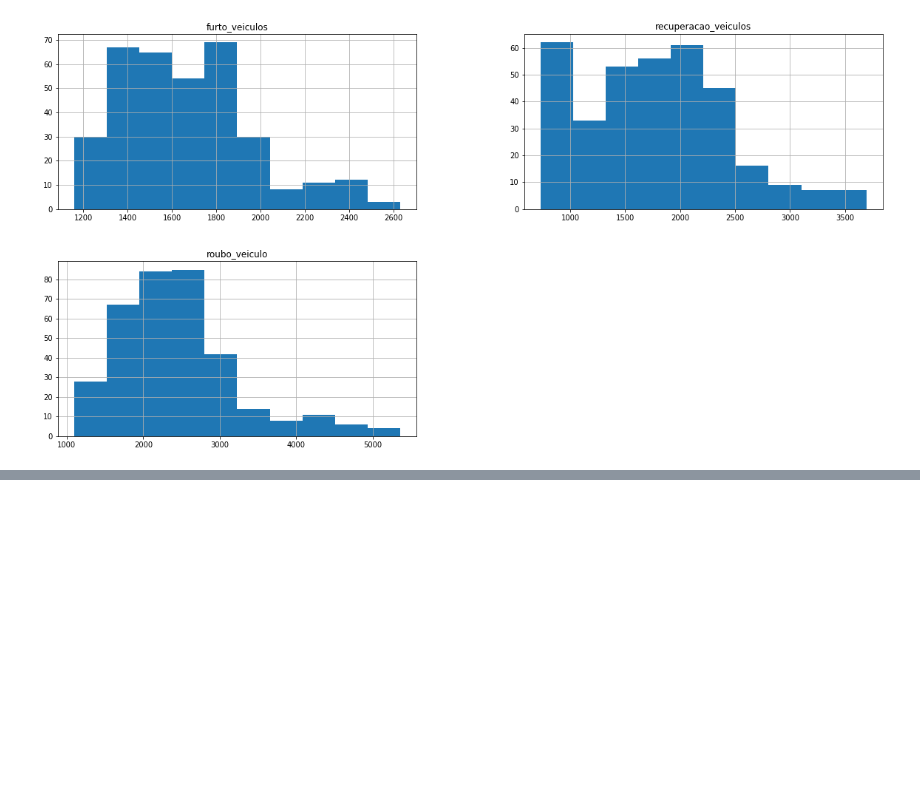
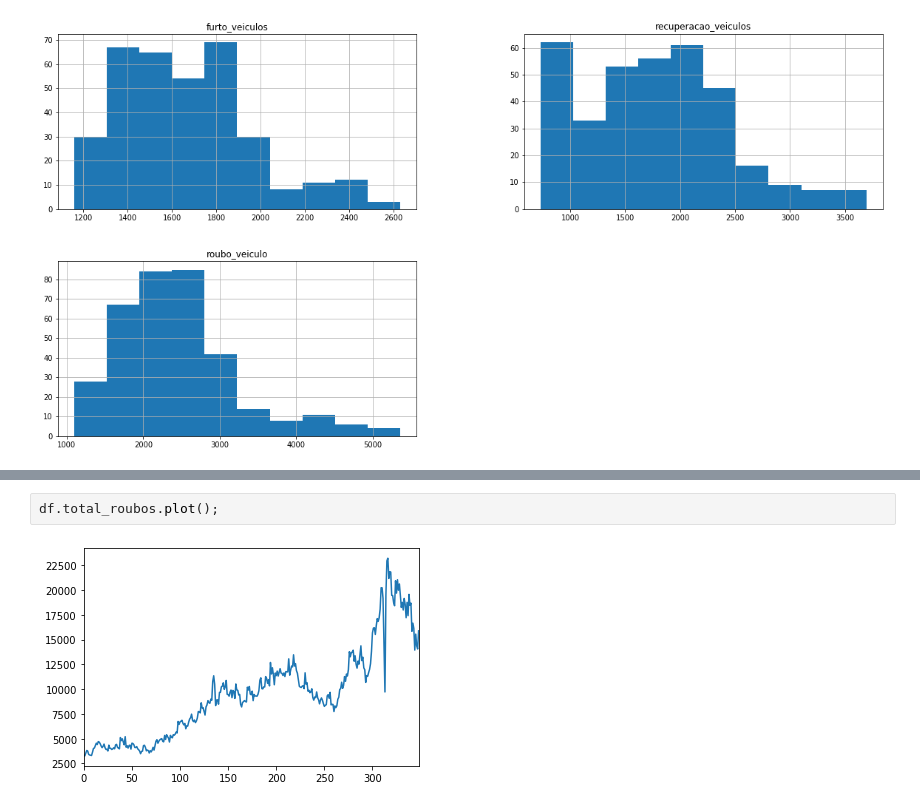
Before and after one commit to DouglasFrancoDS/Data_Sciense, a Jupyter notebook: PROJETO_Analisando_a_Violência_no_Rio_de_Janeirob.ipynb, the cells around one changed output, grey strips where cells are left out. Saved outputs shown, nothing was run; the diff lists cells and outputs as text; blank space fills up the shorter version.

```diff
--- a/PROJETO_Analisando_a_Violência_no_Rio_de_Janeirob.ipynb
+++ b/PROJETO_Analisando_a_Violência_no_Rio_de_Janeirob.ipynb
@@ -195,0 +216,4 @@ Escreva suas conclusões e análises sobre os indicadores de violência do Rio d
+# %%
+df.total_roubos.plot();
+# %% [output]
+[figure, added]
```
Also changed, not shown: parts of 7 cells of this notebook.
